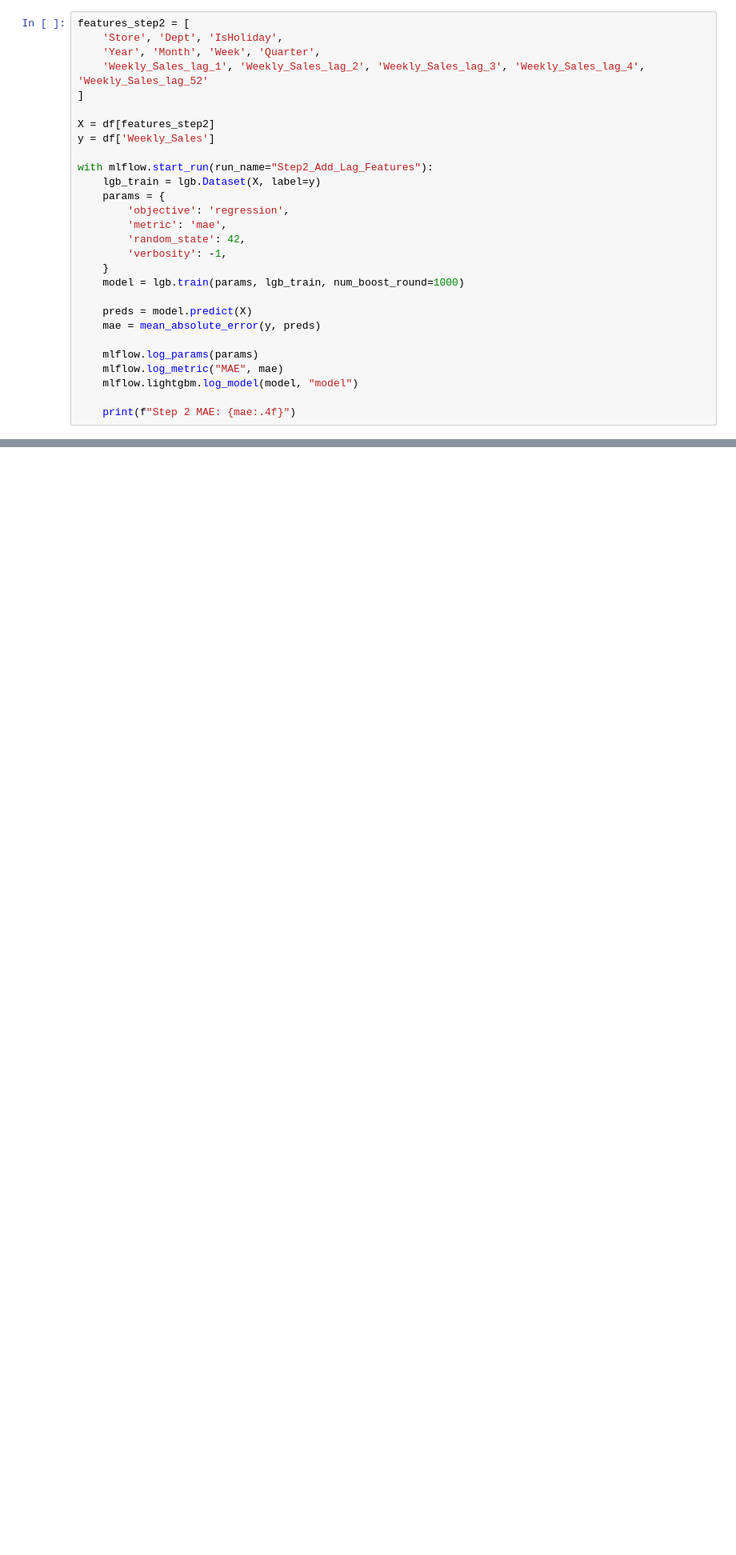
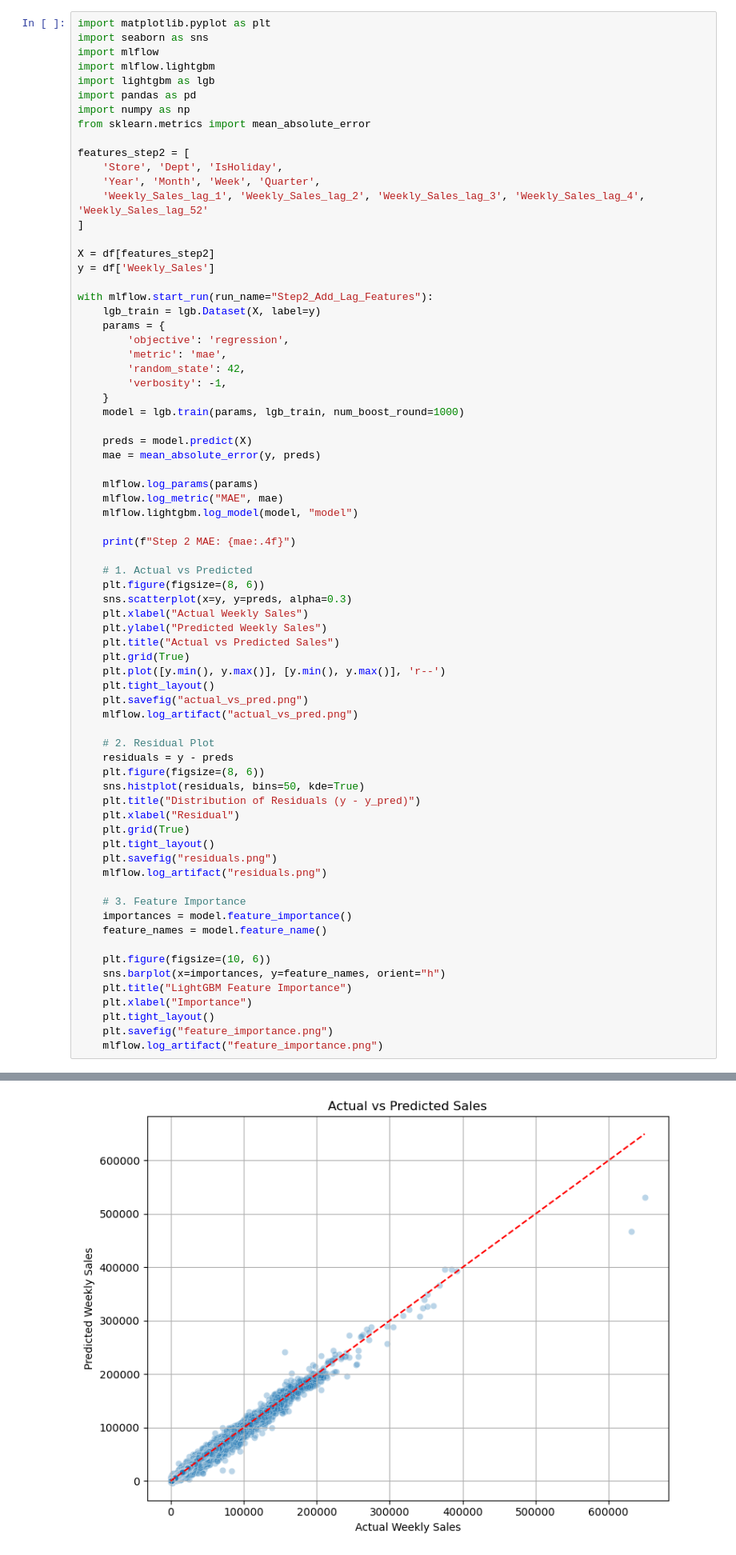
Before and after one commit to TomC333/ml-walmart-recruiting, a Jupyter notebook: model_experiment_lightgbm.ipynb, the cells around one changed output, grey strips where cells are left out. Shown: that part at 80% size. Cells and saved outputs as stored; diff of their text form; blank space fills up the shorter version.

```diff
--- a/model_experiment_lightgbm.ipynb
+++ b/model_experiment_lightgbm.ipynb
@@ -161,6 +160,15 @@ print("Lag features created and NaNs dropped.")
 # %% [output]
 Lag features created and NaNs dropped.
 # %%
+import matplotlib.pyplot as plt
+import seaborn as sns
+import mlflow
+import mlflow.lightgbm
+import lightgbm as lgb
+import pandas as pd
+import numpy as np
+from sklearn.metrics import mean_absolute_error
+
 features_step2 = [
     'Store', 'Dept', 'IsHoliday',
     'Year', 'Month', 'Week', 'Quarter',
@@ -188,4 +196,39 @@ with mlflow.start_run(run_name="Step2_Add_Lag_Features"):
     mlflow.lightgbm.log_model(model, "model")
 
     print(f"Step 2 MAE: {mae:.4f}")
+
+    # 1. Actual vs Predicted
+    plt.figure(figsize=(8, 6))
+    sns.scatterplot(x=y, y=preds, alpha=0.3)
+    plt.xlabel("Actual Weekly Sales")
+    plt.ylabel("Predicted Weekly Sales")
+    plt.title("Actual vs Predicted Sales")
+    plt.grid(True)
+    plt.plot([y.min(), y.max()], [y.min(), y.max()], 'r--')
+    plt.tight_layout()
+    plt.savefig("actual_vs_pred.png")
+    mlflow.log_artifact("actual_vs_pred.png")
+
+    # 2. Residual Plot
+    residuals = y - preds
+    plt.figure(figsize=(8, 6))
+    sns.histplot(residuals, bins=50, kde=True)
+    plt.title("Distribution of Residuals (y - y_pred)")
+    plt.xlabel("Residual")
+    plt.grid(True)
+    plt.tight_layout()
+    plt.savefig("residuals.png")
+    mlflow.log_artifact("residuals.png")
+
+    # 3. Feature Importance
+    importances = model.feature_importance()
+    feature_names = model.feature_name()
+
+    plt.figure(figsize=(10, 6))
+    sns.barplot(x=importances, y=feature_names, orient="h")
+    plt.title("LightGBM Feature Importance")
+    plt.xlabel("Importance")
+    plt.tight_layout()
+    plt.savefig("feature_importance.png")
+    mlflow.log_artifact("feature_importance.png")
 # %% [output]
@@ -195 +238,2 @@ Step 2 MAE: 1054.3717
 🧪 View experiment at: https://dagshub.com/TomC333/ml-walmart-recruiting.mlflow/#/experiments/8
+[figure, added]
```
Also changed, not shown: parts of 3 cells of this notebook.
